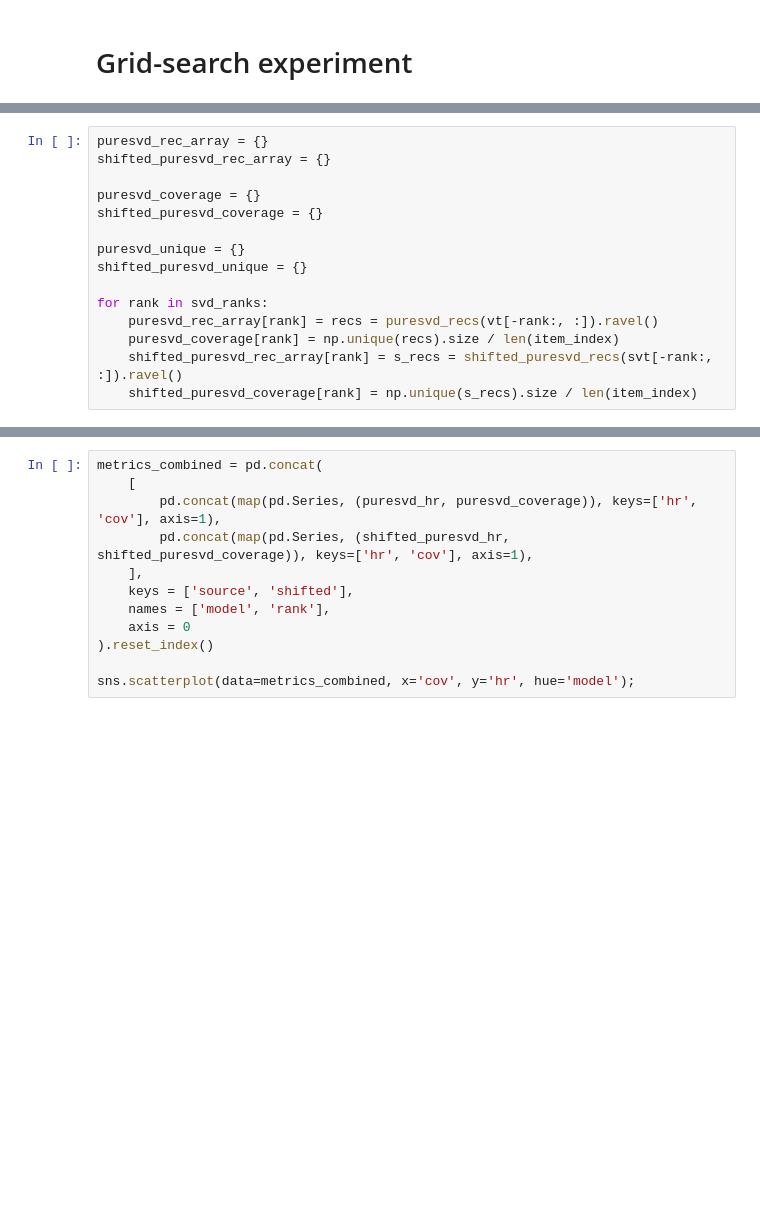
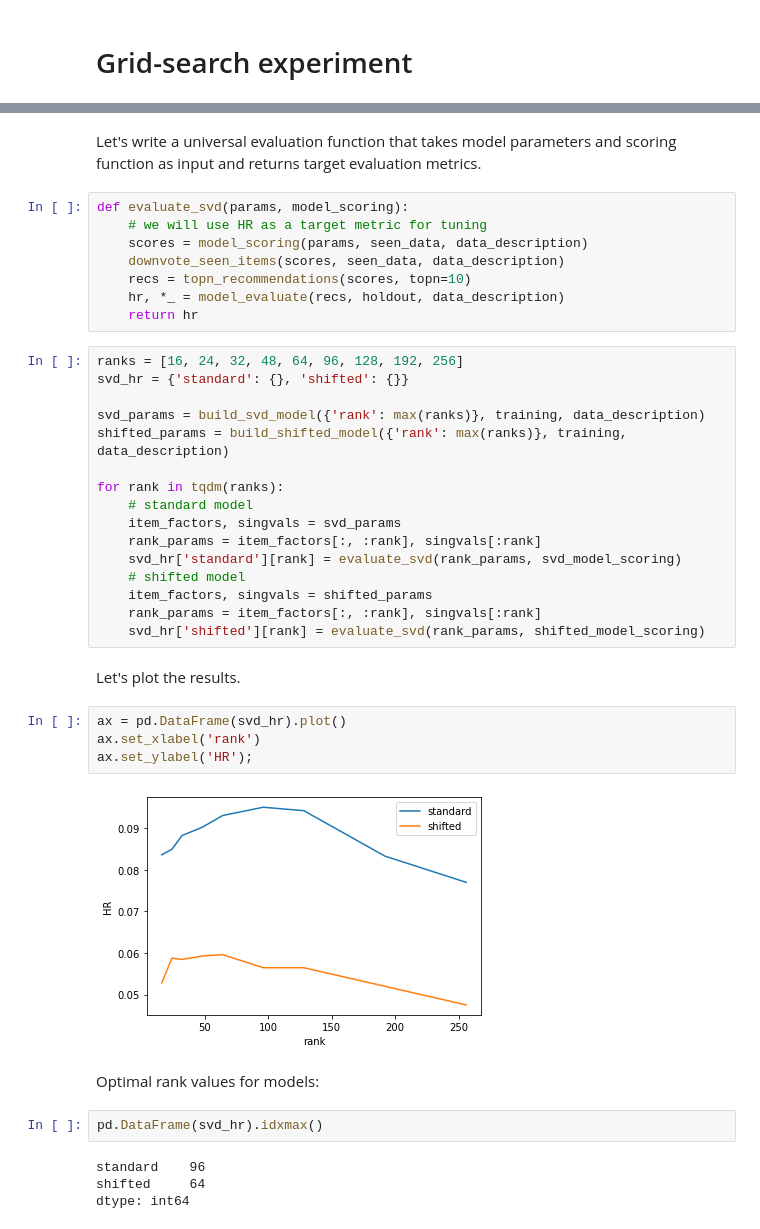
Before and after one commit to skolai/Recommender-Systems-Intro-Sber-2022, a Jupyter notebook: PureSVD_analysis.ipynb, the cells around one changed output, grey strips where cells are left out. Saved outputs shown, nothing was run; the diff lists cells and outputs as text; blank space fills up the shorter version.

```diff
--- a/PureSVD_analysis.ipynb
+++ b/PureSVD_analysis.ipynb
@@ -301,15 +288,0 @@ pd.Series(shifted_puresvd_hr).plot(ax=ax, label='Shifted', legend=True)
-# %%
-puresvd_rec_array = {}
-shifted_puresvd_rec_array = {}
-
-puresvd_coverage = {}
-shifted_puresvd_coverage = {}
-
-puresvd_unique = {}
-shifted_puresvd_unique = {}
-
-for rank in svd_ranks:
-    puresvd_rec_array[rank] = recs = puresvd_recs(vt[-rank:, :]).ravel()
-    puresvd_coverage[rank] = np.unique(recs).size / len(item_index)
-    shifted_puresvd_rec_array[rank] = s_recs = shifted_puresvd_recs(svt[-rank:, :]).ravel()
-    shifted_puresvd_coverage[rank] = np.unique(s_recs).size / len(item_index)
@@ -321,12 +289,42 @@ import seaborn as sns
-# %%
-metrics_combined = pd.concat(
-    [
-        pd.concat(map(pd.Series, (puresvd_hr, puresvd_coverage)), keys=['hr', 'cov'], axis=1),
-        pd.concat(map(pd.Series, (shifted_puresvd_hr, shifted_puresvd_coverage)), keys=['hr', 'cov'], axis=1),
-    ],
-    keys = ['source', 'shifted'],
-    names = ['model', 'rank'],
-    axis = 0
-).reset_index()
-
-sns.scatterplot(data=metrics_combined, x='cov', y='hr', hue='model');
+# %% [markdown]
+Let's write a universal evaluation function that takes model parameters and scoring function as input and returns target evaluation metrics.
+# %%
+def evaluate_svd(params, model_scoring):
+    # we will use HR as a target metric for tuning
+    scores = model_scoring(params, seen_data, data_description)
+    downvote_seen_items(scores, seen_data, data_description)
+    recs = topn_recommendations(scores, topn=10)
+    hr, *_ = model_evaluate(recs, holdout, data_description)
+    return hr
+# %%
+ranks = [16, 24, 32, 48, 64, 96, 128, 192, 256]
+svd_hr = {'standard': {}, 'shifted': {}}
+
+svd_params = build_svd_model({'rank': max(ranks)}, training, data_description)
+shifted_params = build_shifted_model({'rank': max(ranks)}, training, data_description)
+
+for rank in tqdm(ranks):
+    # standard model
+    item_factors, singvals = svd_params
+    rank_params = item_factors[:, :rank], singvals[:rank]
+    svd_hr['standard'][rank] = evaluate_svd(rank_params, svd_model_scoring)
+    # shifted model
+    item_factors, singvals = shifted_params
+    rank_params = item_factors[:, :rank], singvals[:rank]
+    svd_hr['shifted'][rank] = evaluate_svd(rank_params, shifted_model_scoring)
+# %% [markdown]
+Let's plot the results.
+# %%
+ax = pd.DataFrame(svd_hr).plot()
+ax.set_xlabel('rank')
+ax.set_ylabel('HR');
+# %% [output]
+[figure, added]
+# %% [markdown]
+Optimal rank values for models:
+# %%
+pd.DataFrame(svd_hr).idxmax()
+# %% [output]
+standard    96
+shifted     64
+dtype: int64
```
Also changed, not shown: parts of 30 cells of this notebook, 1 other file.
